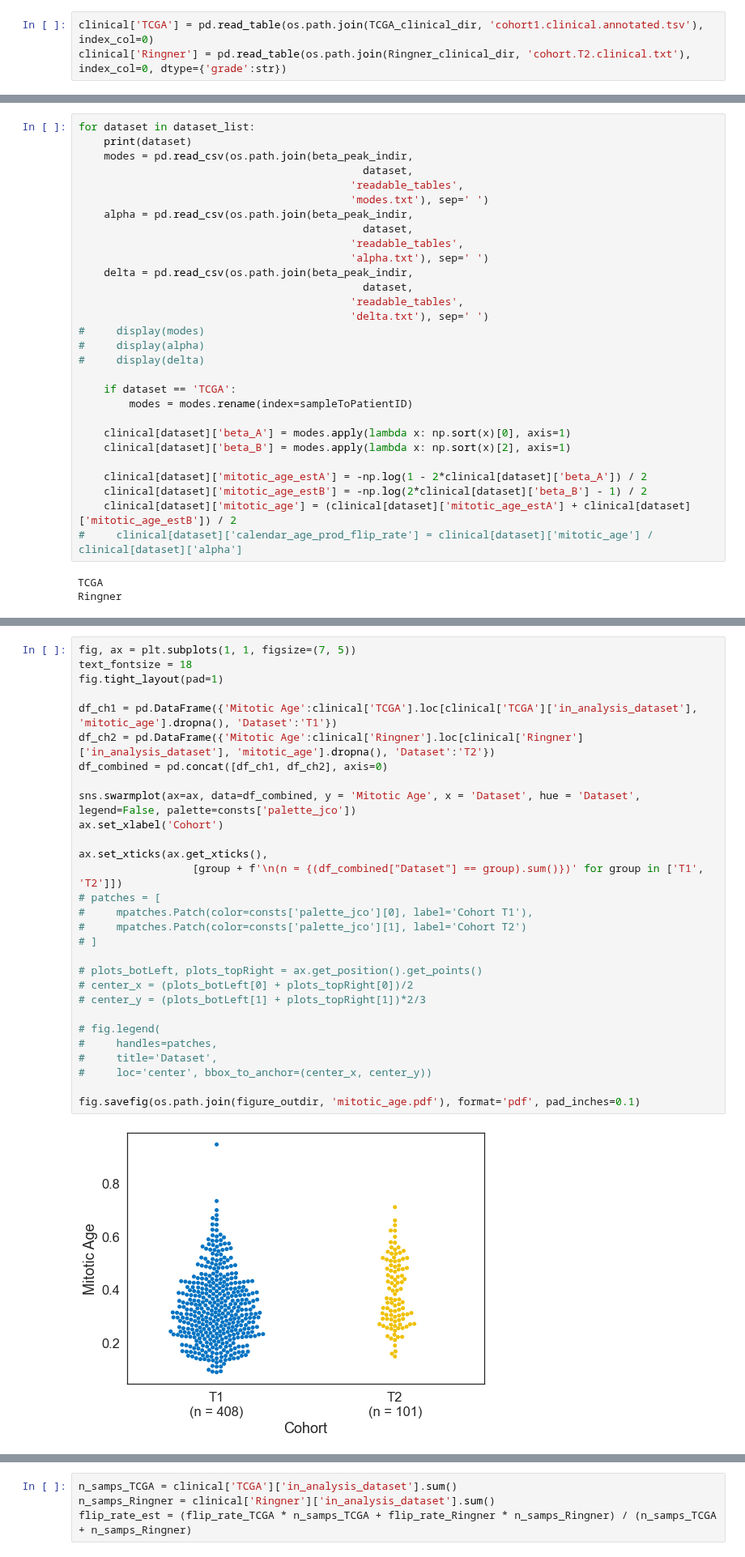
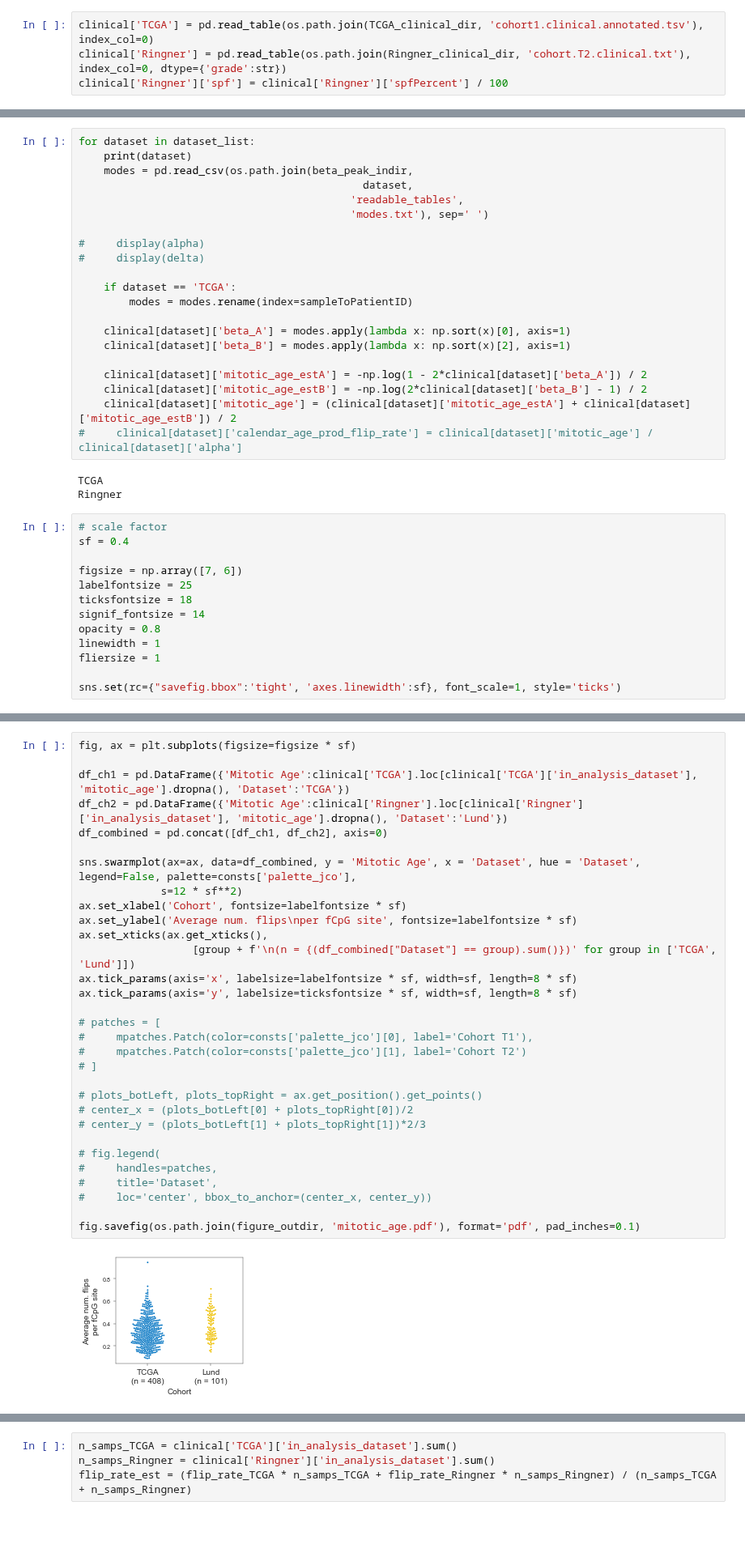
Before and after one commit to danmonyak/EpiClockInvasiveBRCA, a Jupyter notebook: Analysis/Estimate ages.ipynb, the cells around one changed output, grey strips where cells are left out. Shown at 81% size. Saved outputs shown, nothing was run; the diff lists cells and outputs as text; blank space fills up the shorter version.

```diff
--- a/Analysis/Estimate ages.ipynb
+++ b/Analysis/Estimate ages.ipynb
@@ -31,6 +29,7 @@ Ringner_clinical_dir = os.path.join(consts['official_indir'], 'Ringner')
 # %%
 clinical['TCGA'] = pd.read_table(os.path.join(TCGA_clinical_dir, 'cohort1.clinical.annotated.tsv'), index_col=0)
 clinical['Ringner'] = pd.read_table(os.path.join(Ringner_clinical_dir, 'cohort.T2.clinical.txt'), index_col=0, dtype={'grade':str})
+clinical['Ringner']['spf'] = clinical['Ringner']['spfPercent'] / 100
 # %%
 # for dataset in ['TCGA', 'Ringner']:
 #     beta_values_FULL_balanced_CpGs[dataset] = consts['project_data_func_dict'][dataset]['balanced']()
@@ -72,15 +71,7 @@ for dataset in dataset_list:
                                              dataset,
                                            'readable_tables',
                                            'modes.txt'), sep=' ')
-    alpha = pd.read_csv(os.path.join(beta_peak_indir,
-                                             dataset,
-                                           'readable_tables',
-                                           'alpha.txt'), sep=' ')
-    delta = pd.read_csv(os.path.join(beta_peak_indir,
-                                             dataset,
-                                           'readable_tables',
-                                           'delta.txt'), sep=' ')
-#     display(modes)
+
 #     display(alpha)
 #     display(delta)
 
@@ -97,6 +88,19 @@ for dataset in dataset_list:
 # %% [output]
 TCGA
 Ringner
+# %%
+# scale factor
+sf = 0.4
+
+figsize = np.array([7, 6])
+labelfontsize = 25
+ticksfontsize = 18
+signif_fontsize = 14
+opacity = 0.8
+linewidth = 1
+fliersize = 1
+
+sns.set(rc={"savefig.bbox":'tight', 'axes.linewidth':sf}, font_scale=1, style='ticks')
 # %%
 from scipy.stats import beta
 
@@ -139,34 +206,36 @@ fig.savefig(os.path.join(figure_outdir, 'example_peak_decomp.pdf'), format='pdf'
 # %%
-fig, ax = plt.subplots(1, 1, figsize=(7, 5))
-text_fontsize = 18
-fig.tight_layout(pad=1)
+fig, ax = plt.subplots(figsize=figsize * sf)
 
-df_ch1 = pd.DataFrame({'Mitotic Age':clinical['TCGA'].loc[clinical['TCGA']['in_analysis_dataset'], 'mitotic_age'].dropna(), 'Dataset':'T1'})
-df_ch2 = pd.DataFrame({'Mitotic Age':clinical['Ringner'].loc[clinical['Ringner']['in_analysis_dataset'], 'mitotic_age'].dropna(), 'Dataset':'T2'})
+df_ch1 = pd.DataFrame({'Mitotic Age':clinical['TCGA'].loc[clinical['TCGA']['in_analysis_dataset'], 'mitotic_age'].dropna(), 'Dataset':'TCGA'})
+df_ch2 = pd.DataFrame({'Mitotic Age':clinical['Ringner'].loc[clinical['Ringner']['in_analysis_dataset'], 'mitotic_age'].dropna(), 'Dataset':'Lund'})
 df_combined = pd.concat([df_ch1, df_ch2], axis=0)
 
-sns.swarmplot(ax=ax, data=df_combined, y = 'Mitotic Age', x = 'Dataset', hue = 'Dataset', legend=False, palette=consts['palette_jco'])
-ax.set_xlabel('Cohort')
+sns.swarmplot(ax=ax, data=df_combined, y = 'Mitotic Age', x = 'Dataset', hue = 'Dataset', legend=False, palette=consts['palette_jco'],
+             s=12 * sf**2)
+ax.set_xlabel('Cohort', fontsize=labelfontsize * sf)
+ax.set_ylabel('Average num. flips\nper fCpG site', fontsize=labelfontsize * sf)
+ax.set_xticks(ax.get_xticks(),
+                  [group + f'\n(n = {(df_combined["Dataset"] == group).sum()})' for group in ['TCGA', 'Lund']])
+ax.tick_params(axis='x', labelsize=labelfontsize * sf, width=sf, length=8 * sf)
+ax.tick_params(axis='y', labelsize=ticksfontsize * sf, width=sf, length=8 * sf)
 
-ax.set_xticks(ax.get_xticks(),
-                  [group + f'\n(n = {(df_combined["Dataset"] == group).sum()})' for group in ['T1', 'T2']])
 # patches = [
 #     mpatches.Patch(color=consts['palette_jco'][0], label='Cohort T1'),
 #     mpatches.Patch(color=consts['palette_jco'][1], label='Cohort T2')
 # ]
 
 # plots_botLeft, plots_topRight = ax.get_position().get_points()
 # center_x = (plots_botLeft[0] + plots_topRight[0])/2
 # center_y = (plots_botLeft[1] + plots_topRight[1])*2/3
 
 # fig.legend(
 #     handles=patches,
 #     title='Dataset',
 #     loc='center', bbox_to_anchor=(center_x, center_y))
 
 fig.savefig(os.path.join(figure_outdir, 'mitotic_age.pdf'), format='pdf', pad_inches=0.1)
 # %% [output]
-[figure, old version]
+[figure, new version]
 # %%
 predictors = ['Stroma', 'Lipid', 'IR', 'Mitotic Checkpoint', 'Mitotic Progression', 'Basal', 'Early Response', 'SR',
 # 'FGA_Gain', 'FGA_Loss',
```
Also changed, not shown: parts of 29 cells of this notebook, 4 other files.
